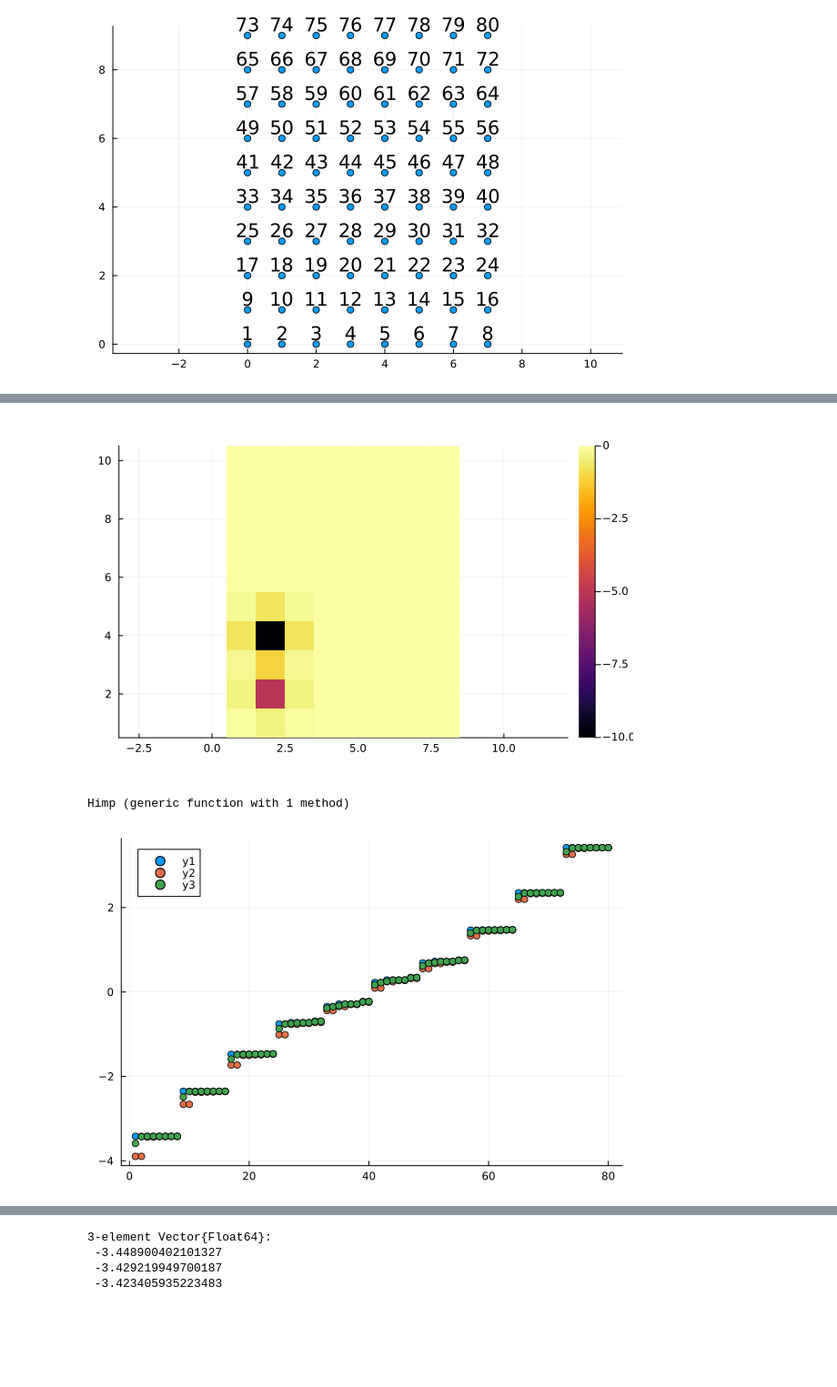
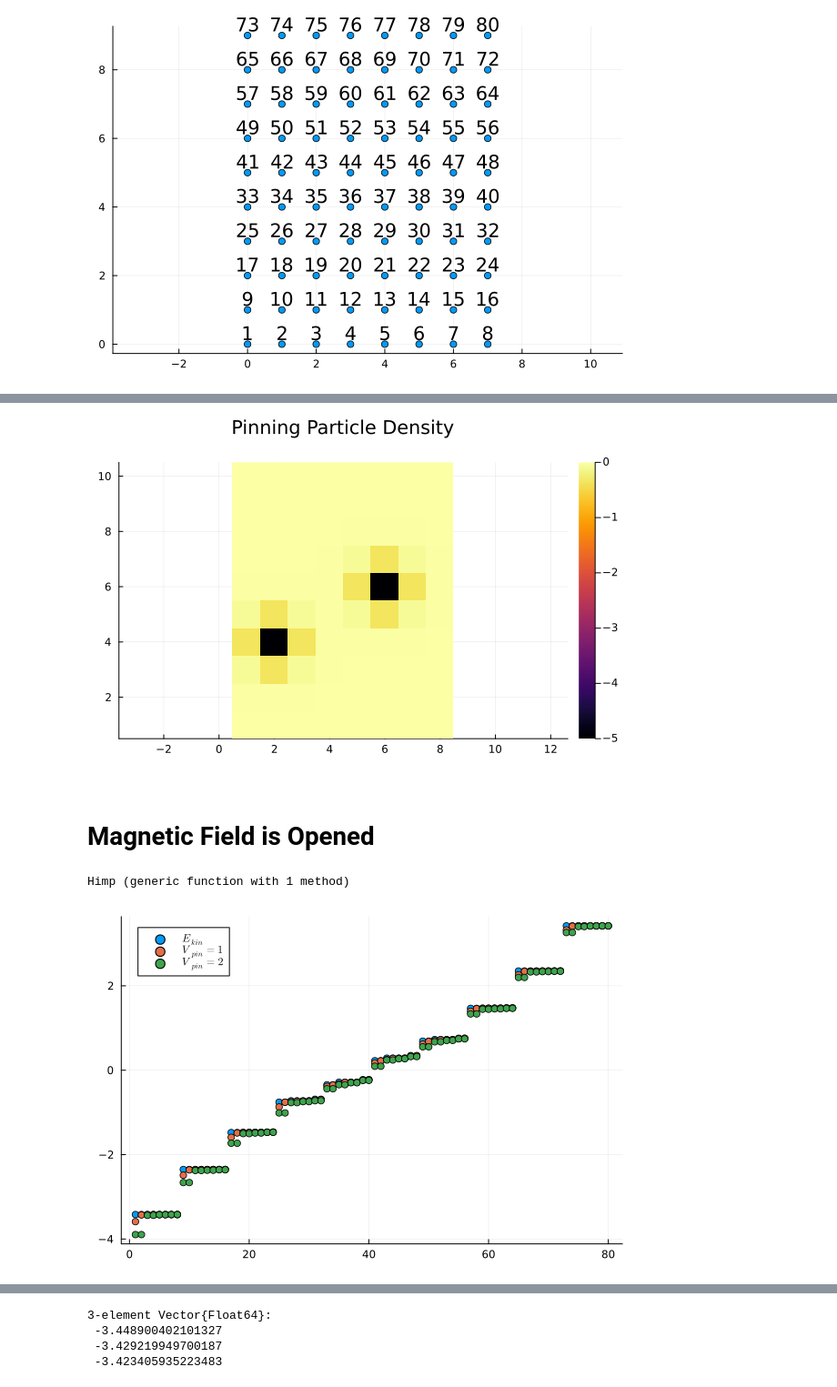
Before and after one commit to Umut-Can-Physics/Kagome-Lattice, a Jupyter notebook: Julia/Hofstadter_braiding.ipynb, the cells around one changed output, grey strips where cells are left out. Shown at 91% size. Drawn from its saved outputs; the diff is of its cells as text; code cells hidden in the pictures; blank space fills up the shorter version.

```diff
--- a/Julia/Hofstadter_braiding.ipynb
+++ b/Julia/Hofstadter_braiding.ipynb
@@ -168,7 +118,6 @@ heatmap(reshape(diag(VimpM),LL[1],LL[2])', aspect_ratio=1)
 # %%
-imp_sites = [ sites[8], sites[2] ]
-imp1 = impurity(5, [1,1], .5)
-imp2 = impurity(10, [1,3], .5)
+imp1 = impurity(5, [5,5], .5)
+imp2 = impurity(5, [1,3], .5)
 imps = [imp1, imp2]
 # %% [output]
 2-element Vector{impurity}:
@@ -179,8 +127,10 @@ imps = [imp1, imp2]
 VimpM = Vimp2(imps, sites, site_number, site_coord, LL);
 # %%
-heatmap(reshape(diag(VimpM),LL[1],LL[2])', aspect_ratio=1)
+heatmap(reshape(diag(VimpM),LL[1],LL[2])', aspect_ratio=1, title="Pinning Particle Density")
 # %% [output]
-[figure, old version]
+[figure, new version]
+# %% [markdown]
+# Magnetic Field is Opened
 # %%
 basis = NLevelBasis(N)
 param_dict["basis"] = basis;
@@ -215,0 +151,2 @@ EE2, UUS2 = eigenstates(dense(H1));
+# %%
+E_Kin, U_Kin = eigen(dense(H_Kin).data);
@@ -215,0 +160,2 @@ EE2, UUS2 = eigenstates(dense(H1));
+# %%
+imps = [ impurity(1, [2,7], .5) ];
@@ -216,8 +166,7 @@ EE2, UUS2 = eigenstates(dense(H1));
 # %%
-scatter(EE_Kin)
-scatter!(EE)
-scatter!(EE2)
-#ylims!(-4,-3)
+scatter(E_Kin, label=L"$E_{kin}$")
+scatter!(EE2, label=L"$V_{pin} = 1$")
+scatter!(EE, label=L"$V_{pin} = 2$")
 # %% [output]
-[figure, old version]
+[figure, new version]
 # %% [markdown]
```
Also changed, not shown: parts of 59 cells of this notebook, 3 other files.
